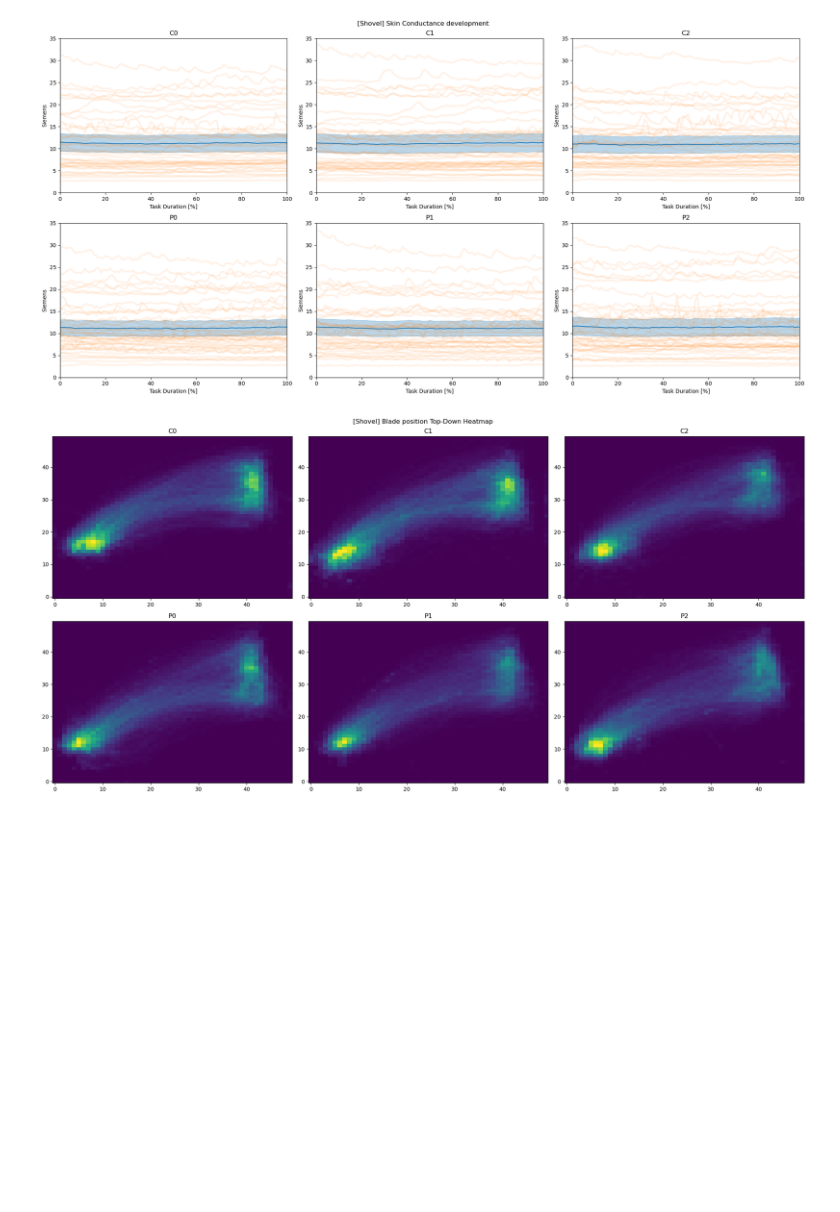
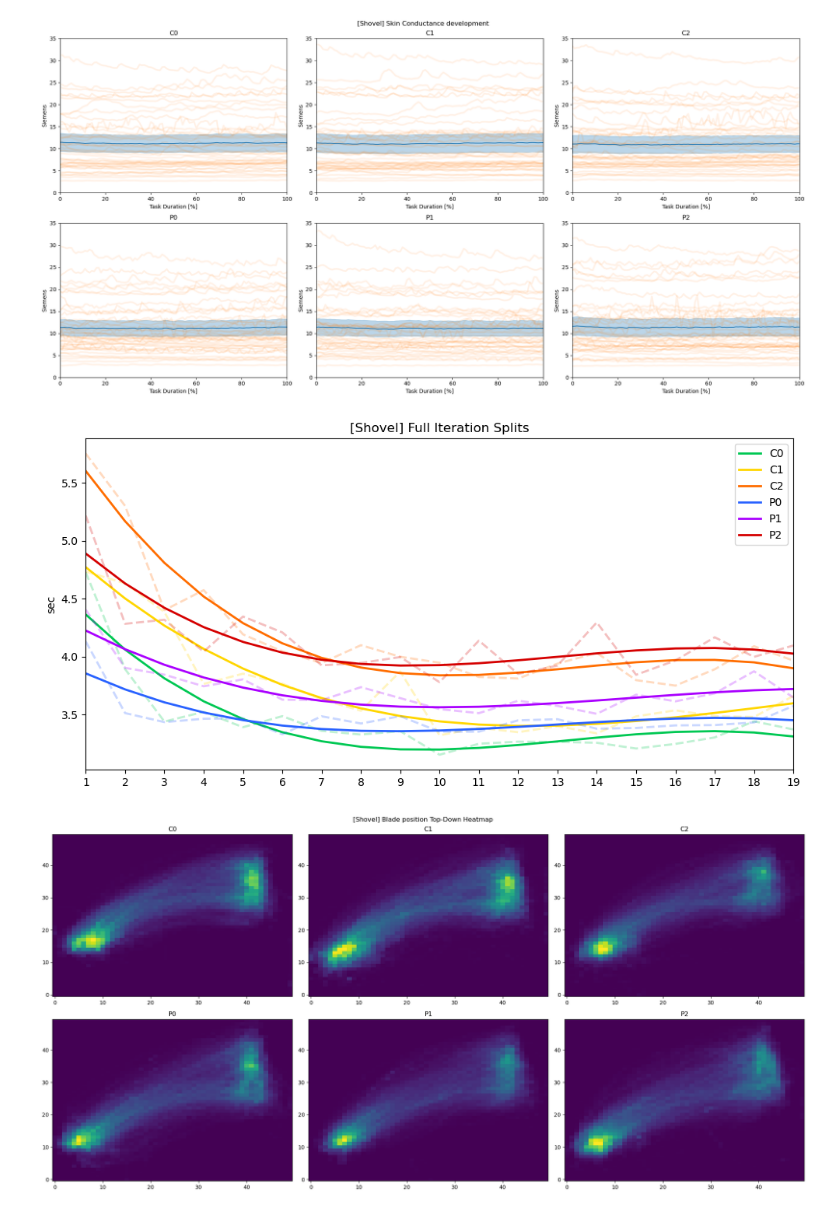
Before and after one commit to EliDll/phw-eval, a Jupyter notebook: data_viz.ipynb, the cells around one changed output. Drawn from its saved outputs; the diff is of its cells as text; code cells hidden in the pictures; blank space fills up the shorter version.

```diff
--- a/data_viz.ipynb
+++ b/data_viz.ipynb
@@ -131,13 +131,12 @@ imot_keys = [imot_unix_key, imot_delta_ms_key, hr_key, gsr_res_key, gsr_con_key]
 
 baseline_ms = 30_000
 
-extrema_quantile = 0.1
-
 def get_df(p, e, c, s):
     path = './data/' + p + '/'  + s  + '_' + e + '_' + c + '.csv'
     return pd.read_csv(path)
 
 def task_start(df, e):
+    #return df[unity_unix_key].min()
     if e == cube:
         return df[unity_unix_key].min()
     else:
@@ -145,6 +144,7 @@ def task_start(df, e):
         return first_load[unity_unix_key].min()
 
 def task_end(df, e):
+    #return df[unity_unix_key].max()
     if e == cube:
         return df[unity_unix_key].max()
     else:
@@ -166,8 +166,8 @@ def calc_pt_deltas(unity_df, pt):
     new_df = unity_df.dropna(subset = [pt + "_x_delta", pt + "_y_delta", pt + "_z_delta"])
 
     new_df[pt+"_delta_dist"] = new_df.apply(lambda x: distance.euclidean((x[pt + "_x_delta"], x[pt + "_y_delta"], x[pt + "_z_delta"]), (0,0,0)), axis = 1)
-    new_df[pt+"_delta_dist_planar"] = new_df.apply(lambda x: distance.euclidean((x[pt + "_x_delta"], x[pt + "_y_delta"], x[pt + "_z_delta"]), (0,0,0)), axis = 1)
-    new_df[pt+"_delta_dist_vertical"] = new_df.apply(lambda x: x[pt + "_y_delta"], axis = 1)
+    new_df[pt+"_delta_dist_planar"] = new_df.apply(lambda x: distance.euclidean((x[pt + "_x_delta"], x[pt + "_z_delta"]), (0,0)), axis = 1)
+    new_df[pt+"_delta_dist_vertical"] = new_df.apply(lambda x: abs(x[pt + "_y_delta"]), axis = 1) #TODO check if this makes sense
 
     return new_df
 
@@ -375,6 +379,53 @@ fig.tight_layout()
 plt.show()
 # %% [output]
 [figure]
+# %%
+iterations = range(1, 20) # Exclude last iteration, as it is not complete (no return to pile)
+
+def single_iteration_split (p):
+    df = trim_df(p[unity], min_ts = p[start_ts], max_ts = p[end_ts])
+    iteration_times = []
+    for i in iterations:
+        iteration = df[(df["collision_or_load_count"] == i)]
+        time = (iteration[unity_unix_key].max() - iteration[unity_unix_key].min())/ 1_000
+        iteration_times.append(time)
+    return iteration_times
+
+def get_shovel_iteration_splits(data, c):
+    participants = list(map(lambda x: x[shovel][c], data))
+    participant_splits = list(map(lambda x: single_iteration_split(x), participants))
+    condition_splits = []
+    for i in range(len(iterations)):
+        split = []
+        for j in range(len(participants)):
+            split.append(participant_splits[j][i])
+        condition_splits.append(split)
+    split_means = list(map(lambda x: np.mean(x), condition_splits))
+    return split_means
+
+splits = list(map(lambda x: get_shovel_iteration_splits(data, x), conditions))
+
+fig, ax = plt.subplots(figsize=(10, 5))
+
+for i in range(len(conditions)):
+    x = iterations
+    y = splits[i]
+    ax.plot(x, y, '--', lw=2, color=colors[i], alpha=0.25)
+    z = np.polyfit(x, y, 3)
+    p = np.poly1d(z)
+    ax.plot(x, p(x), lw=2, color=colors[i], label=conditions[i])
+
+ax.set_xticks(iterations)
+ax.set_xlim([1,19])
+ax.set_ylabel('sec')
+ax.set_title('[Shovel] Full Iteration Splits')
+
+ax.legend(loc='upper right', ncols=1)
+
+fig.tight_layout()
+plt.show()
+# %% [output]
+[figure, added]
 # %%
 end_effector = 'ee'
 primary_tracked = 'pt'
```
Also changed, not shown: parts of 1 cell of this notebook, 2 other files.
